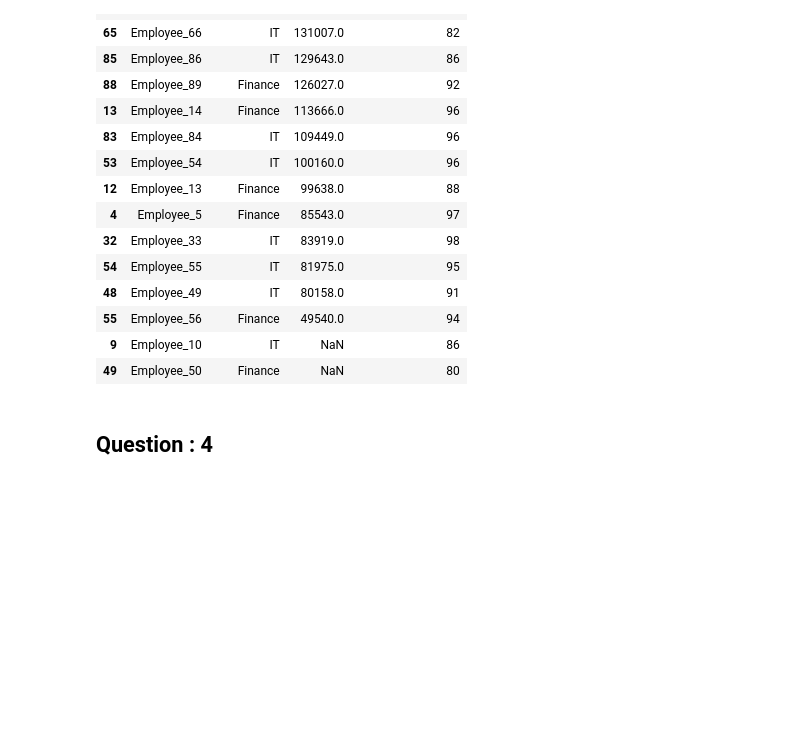
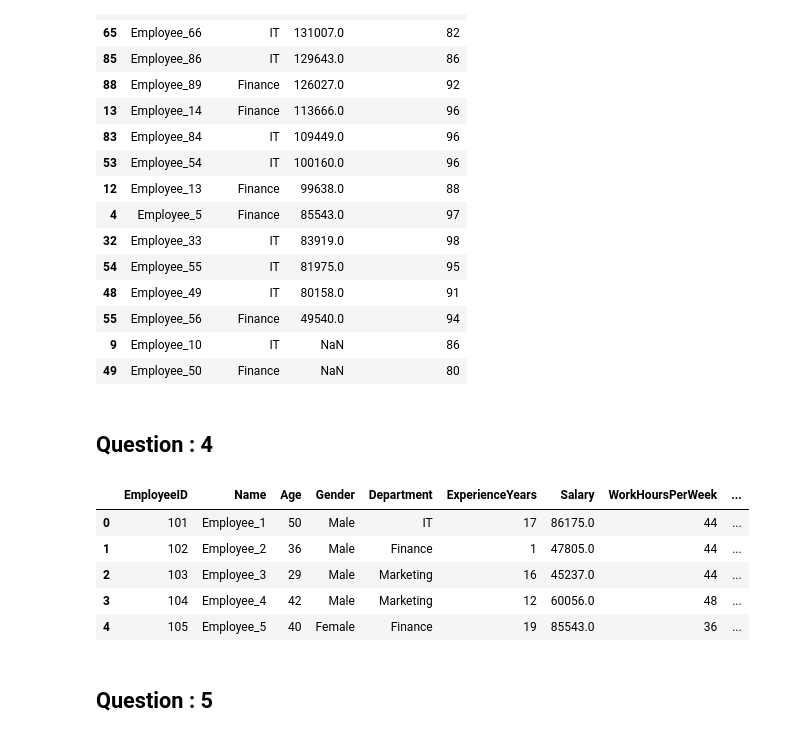
Before and after one commit to shoyebreza/ML, a Jupyter notebook: Final_exam.ipynb, the cells around one changed output. Saved outputs shown, nothing was run; the diff lists cells and outputs as text; code cells hidden in the pictures; blank space fills up the shorter version.

```diff
--- a/Final_exam.ipynb
+++ b/Final_exam.ipynb
@@ -79,3 +79,17 @@ final_col
 | 49 | Employee_50 | Finance | NaN | 80 |
 # %% [markdown]
 ## Question : 4
+# %%
+import pandas as pd
+employee = pd.read_csv('employee.csv')
+employee['SalaryPerHour'] = employee['Salary'] / (employee['WorkHoursPerWeek'] * 4)
+employee.head(5)
+# %% [output]
+|  | EmployeeID | Name | Age | Gender | Department | ExperienceYears | Salary | WorkHoursPerWeek | ... |
+| 0 | 101 | Employee_1 | 50 | Male | IT | 17 | 86175.0 | 44 | ... |
+| 1 | 102 | Employee_2 | 36 | Male | Finance | 1 | 47805.0 | 44 | ... |
+| 2 | 103 | Employee_3 | 29 | Male | Marketing | 16 | 45237.0 | 44 | ... |
+| 3 | 104 | Employee_4 | 42 | Male | Marketing | 12 | 60056.0 | 48 | ... |
+| 4 | 105 | Employee_5 | 40 | Female | Finance | 19 | 85543.0 | 36 | ... |
+# %% [markdown]
+## Question : 5
```
Also changed, not shown: parts of 1 cell of this notebook.
